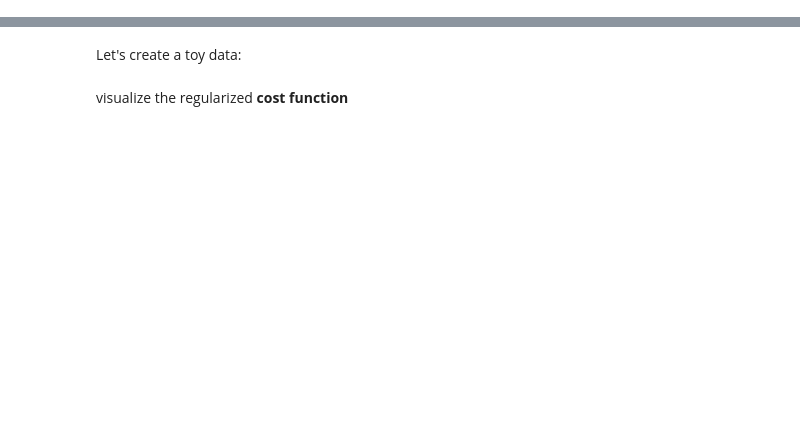
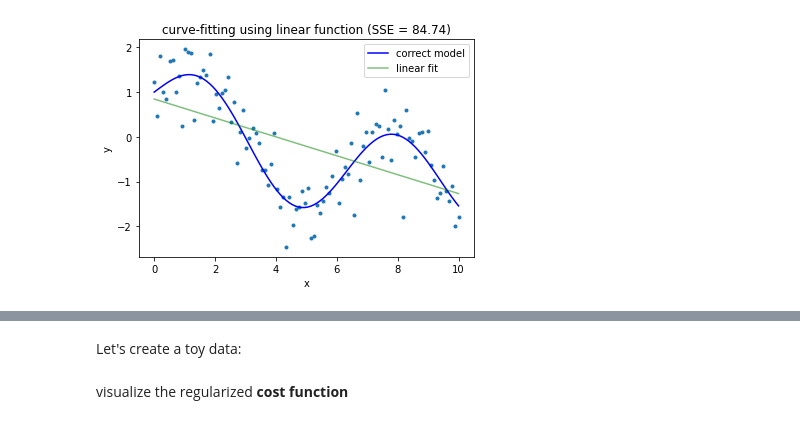
Before and after one commit to yueliyl/gec_intro2ml, a Jupyter notebook: Regularization.ipynb, the cells around one changed output, grey strips where cells are left out. Drawn from its saved outputs; the diff is of its cells as text; code cells hidden in the pictures; blank space fills up the shorter version.

```diff
--- a/Regularization.ipynb
+++ b/Regularization.ipynb
@@ -40,0 +46,21 @@ import itertools
+# %%
+class LinearRegression:
+    def __init__(self, add_bias=True):
+        self.add_bias = add_bias
+        pass
+
+    def fit(self, x, y):
+        if x.ndim == 1:
+            x = x[:, None]                         #add a dimension for the features
+        N = x.shape[0]
+        if self.add_bias:
+            x = np.column_stack([x,np.ones(N)])    #add bias by adding a constant feature of value 1
+        #alternatively: self.w = np.linalg.inv(x.T @ x)@x.T@y
+        self.w = np.linalg.lstsq(x, y)[0]          #return w for the least square difference
+        return self
+
+    def predict(self, x):
+        if self.add_bias:
+            x = np.column_stack([x,np.ones(N)])
+        yh = x@self.w                             #predict the y values
+        return yh
@@ -41,3 +71,24 @@ import itertools
+# %%
+N = 100
+x = np.linspace(0,10, N)
+yt = np.sin(x) + np.cos(x**.5)
+y = yt + .5*np.random.randn(N)                      #generate y using a non linear model and add noise
+model = LinearRegression()
+yh = model.fit(x,y).predict(x)
+plt.plot(x, y, '.')
+plt.plot(x, yt, 'b-', label='correct model')
+plt.plot(x, yh, 'g-', alpha=.5, label='linear fit')
+
+sse = np.square(yh - y).sum()
+plt.title(f'curve-fitting using linear function (SSE = {sse:.2f})')
+
+plt.xlabel('x')
+plt.ylabel(r'y')
+plt.legend()
+# plt.show()
+plt.savefig('sin.png', bbox_inches="tight", dpi=300)
+# %% [output]
+[figure, added]
 # %%
 def plot_contour(f, x1bound, x2bound, resolution, ax):
     x1range = np.linspace(x1bound[0], x1bound[1], resolution)
```
Also changed, not shown: parts of 18 cells of this notebook, 1 other file.
